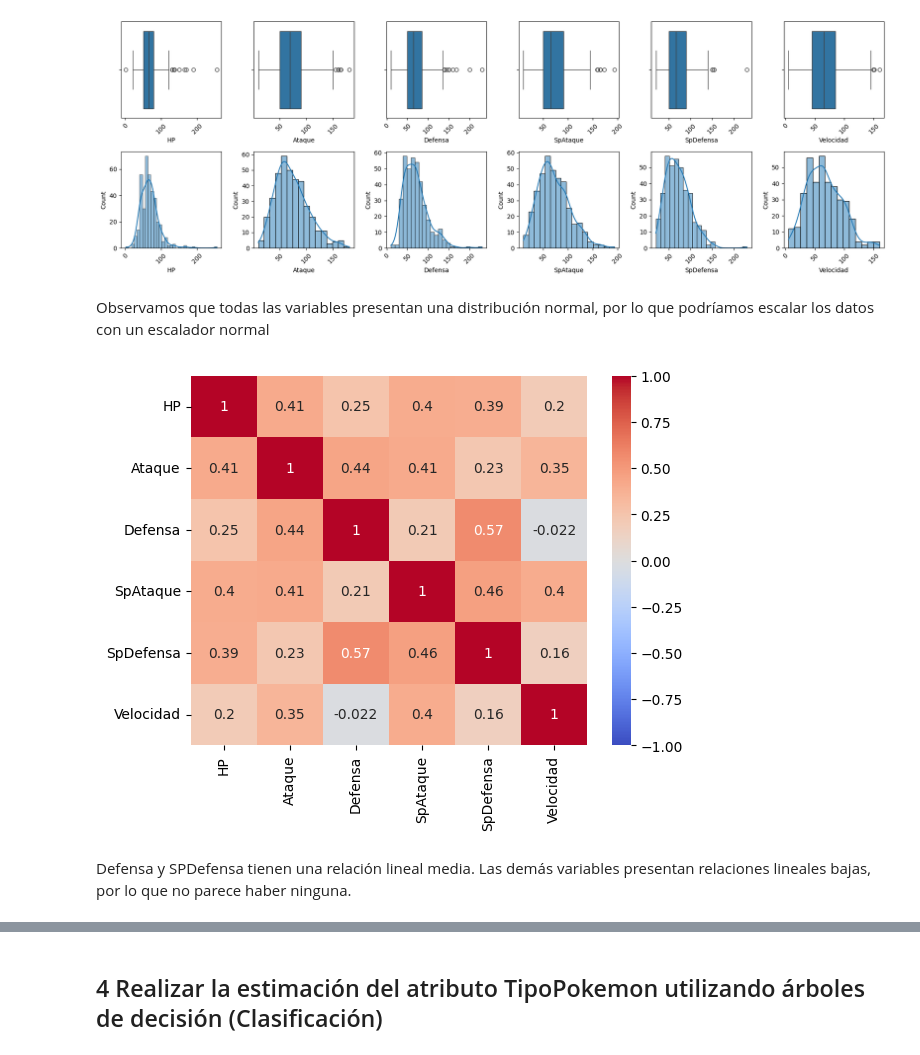
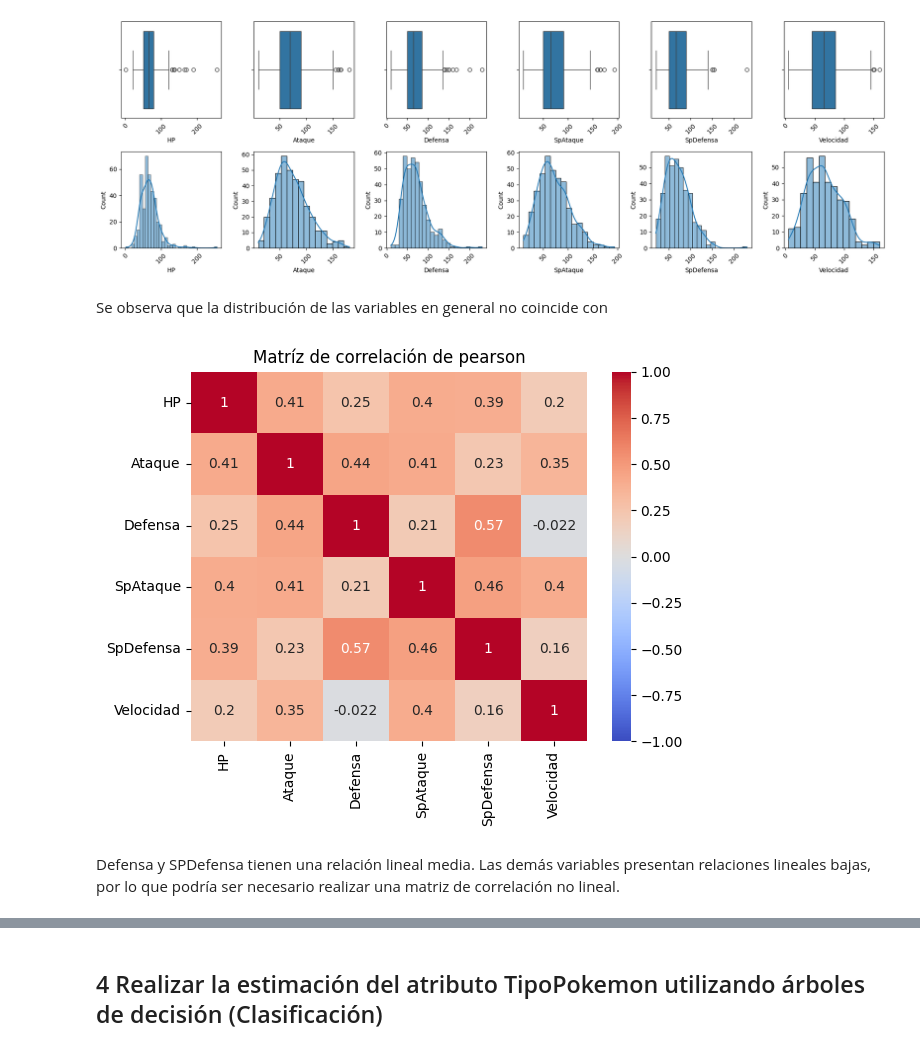
Before and after one commit to nacho-gonz/MdD-TUIA-2024, a Jupyter notebook: TP2/TP_Mineria_de_datos.ipynb, the cells around one changed output, grey strips where cells are left out. Saved outputs shown, nothing was run; the diff lists cells and outputs as text; code cells hidden in the pictures.

Commit message:
Escalado y visualización de los datos

```diff
--- a/TP2/TP_Mineria_de_datos.ipynb
+++ b/TP2/TP_Mineria_de_datos.ipynb
@@ -345,13 +360,14 @@ fig.tight_layout()
 plt.show()
 # %% [output]
 [figure]
-# %% [markdown]
-Observamos que todas las variables presentan una distribución normal, por lo que podríamos escalar los datos con un escalador normal
+# %% [markdown]
+Se observa que la distribución de las variables en general no coincide con
 # %%
 matriz_pokemon = x_train_pokemon[['HP','Ataque','Defensa','SpAtaque','SpDefensa' ,'Velocidad']].corr()
 sns.heatmap(matriz_pokemon, annot=True, cmap='coolwarm', vmax=1, vmin=-1)
+plt.title('Matríz de correlación de pearson')
 plt.show()
 # %% [output]
-[figure, old version]
+[figure, new version]
 # %% [markdown]
-Defensa y SPDefensa tienen una relación lineal media. Las demás variables presentan relaciones lineales bajas, por lo que no parece haber ninguna.
+Defensa y SPDefensa tienen una relación lineal media. Las demás variables presentan relaciones lineales bajas, por lo que podría ser necesario realizar una matriz de correlación no lineal.
```
Also changed, not shown: parts of 36 cells of this notebook.
